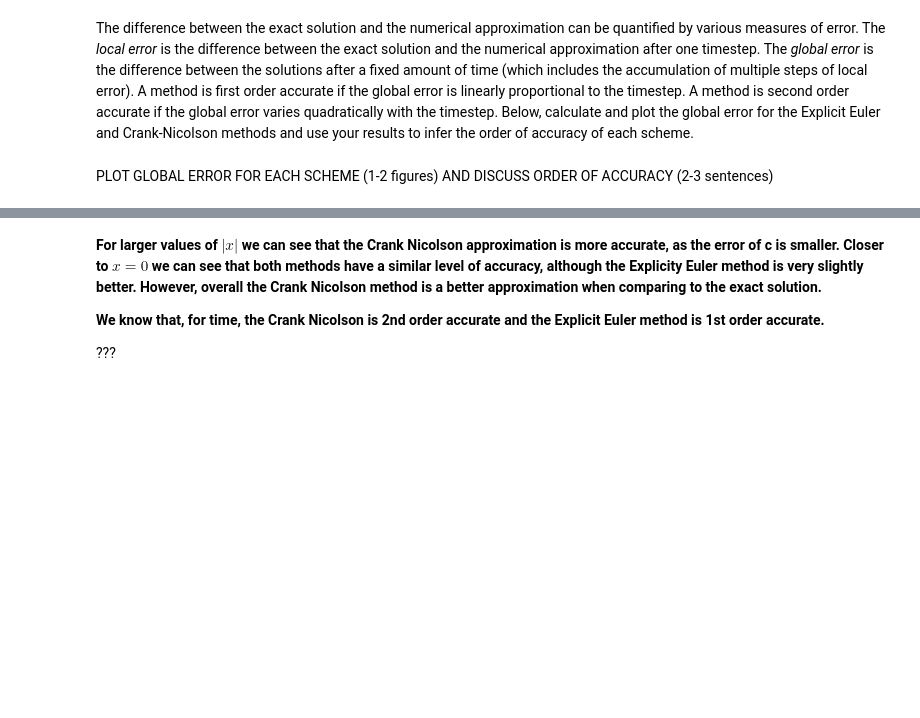
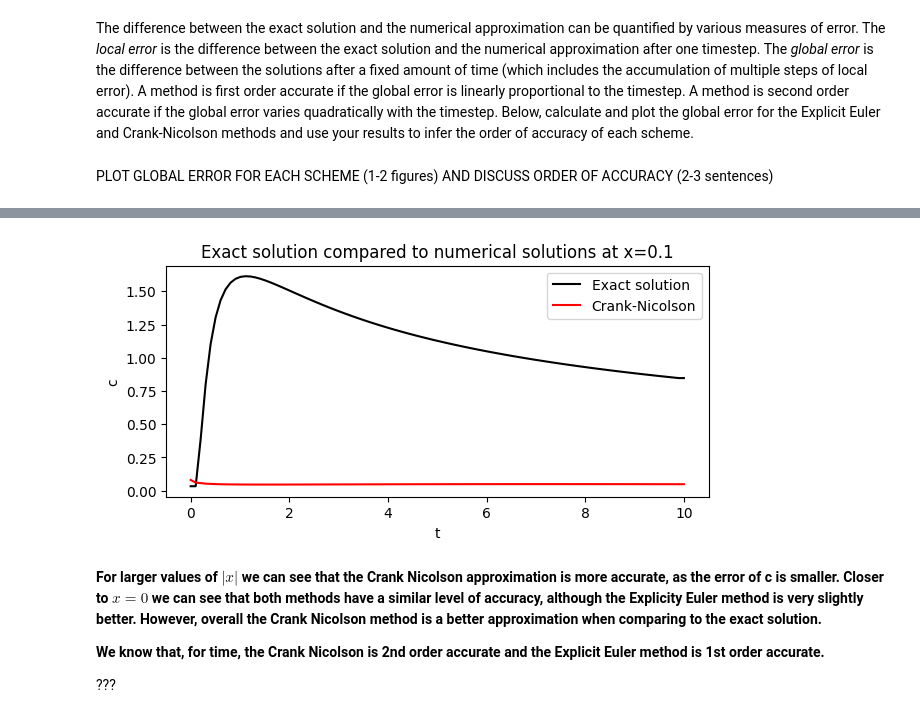
Before and after one commit to isabelgilchristmiller/QCES, a Jupyter notebook: Project1_numerical_methods.ipynb, the cells around one changed output, grey strips where cells are left out. Cells and saved outputs as stored; diff of their text form; code cells hidden in the pictures; blank space fills up the shorter version.

```diff
--- a/Project1_numerical_methods.ipynb
+++ b/Project1_numerical_methods.ipynb
@@ -374 +372,22 @@ Crank-Nicolson method took 0.15 seconds
 [figure]
+# %%
+kappa = 0.01
+Nt = 100  # number of timesteps
+t = np.linspace(t_start, t_end, Nt)
+
+# Run the simulations
+c_EE = EE(x, t, kappa) # explicit Euler
+c_CN = CN(x, t, kappa) # Crank-Nicolson
+
+plt.figure(figsize=(7, 3))
+
+plt.plot(t, set_ics(0.15, kappa, t), color='black', label='Exact solution')
+#plt.plot(t, c_EE[-1,:], color='blue', label='Explicit Euler')
+plt.plot(t, c_CN[-1,:], color='red', label='Crank-Nicolson')
+plt.legend()
+plt.xlabel('t')
+plt.ylabel('c')
+plt.title('Exact solution compared to numerical solutions at x=0.1')
+
+plt.show()
+# %% [output]
@@ -375,3 +396,4 @@ Crank-Nicolson method took 0.15 seconds
+[figure, added]
 # %% [markdown]
 **For larger values of $|x|$ we can see that the Crank Nicolson approximation is more accurate, as the error of c is smaller. Closer to $x=0$ we can see that both methods have a similar level of accuracy, although the Explicity Euler method is very slightly better. However, overall the Crank Nicolson method is a better approximation when comparing to the exact solution.**
 
```
Also changed, not shown: parts of 7 cells of this notebook.
